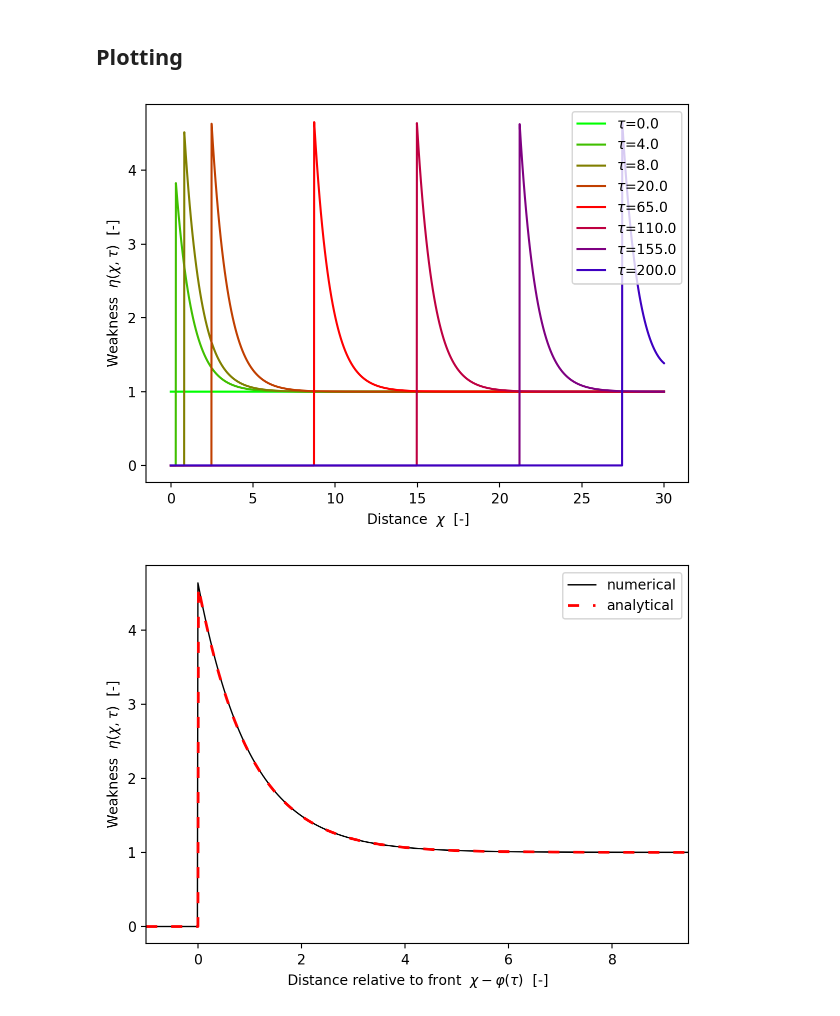
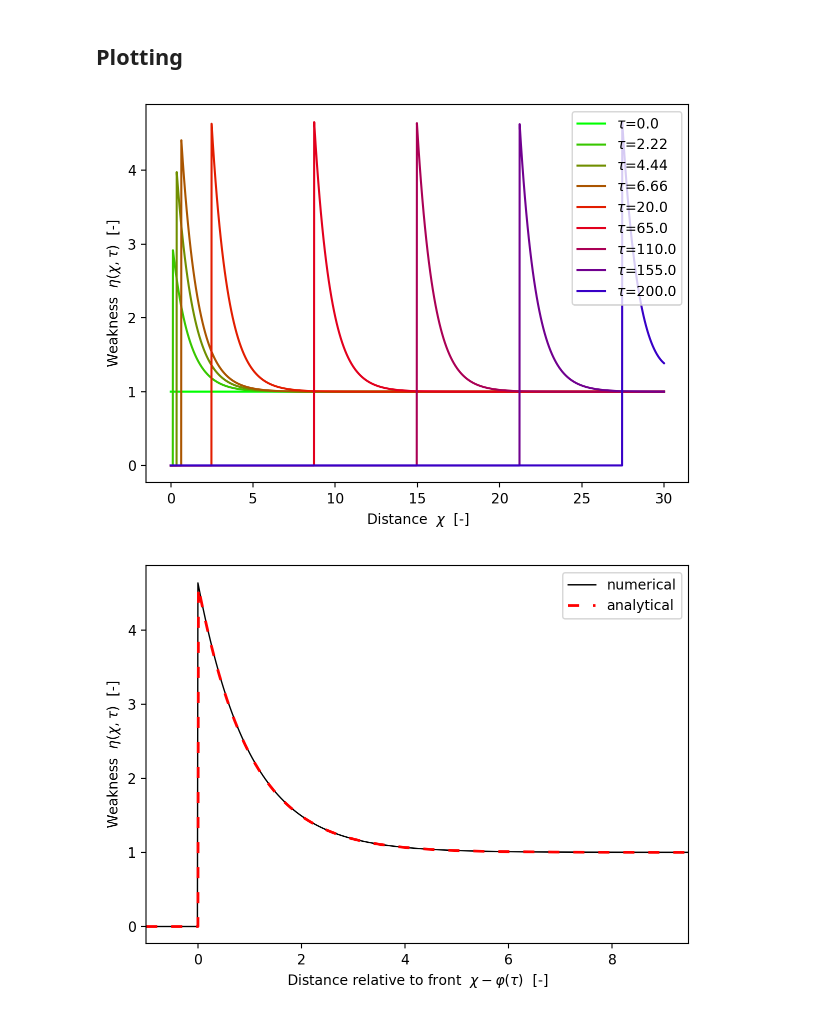
Before and after one commit to cstarkjp/BedrockRiver, a Jupyter notebook: ErosionWeathering.ipynb, the cells around one changed output. Saved outputs shown, nothing was run; the diff lists cells and outputs as text; code cells hidden in the pictures.

```diff
--- a/ErosionWeathering.ipynb
+++ b/ErosionWeathering.ipynb
@@ -197,20 +262,20 @@ nu_s (analytical) = 0.277
 # %%
 fig_solns = plt.figure()
 fig_solns.set_size_inches(7,5)
 fig_solns.set_dpi(100)
 
-t_slices1 = np.linspace(0,(t_n_steps-1)//25,num=3,endpoint=True,dtype=np.int64)
+t_slices1 = np.linspace(0,(t_n_steps-1)//30,num=4,endpoint=True,dtype=np.int64)
 t_slices2 = np.linspace((t_n_steps-1)//10,j+1,num=5,endpoint=True,dtype=np.int64)
 t_slices = np.concatenate((t_slices1,t_slices2))
 cmap = plt.cm.brg.reversed()
 for idx,t_slice in enumerate(t_slices):
     plt.plot(x_array,eta_array[t_slice],color=cmap(idx/t_slices.size),
              label='$\\tau$={}'.format(t_array[t_slice]))
 plt.legend(loc='upper right')
 plt.xlabel('Distance  $\chi$  [-]');
 plt.ylabel('Weakness  $\eta(\chi,\\tau)$  [-]');
 # %% [output]
-[figure, old version]
+[figure, new version]
 # %%
 j__ = (j*3)//4
 i_offset = n_x_domain//30
```
Also changed, not shown: parts of 5 cells of this notebook, 2 other files.
